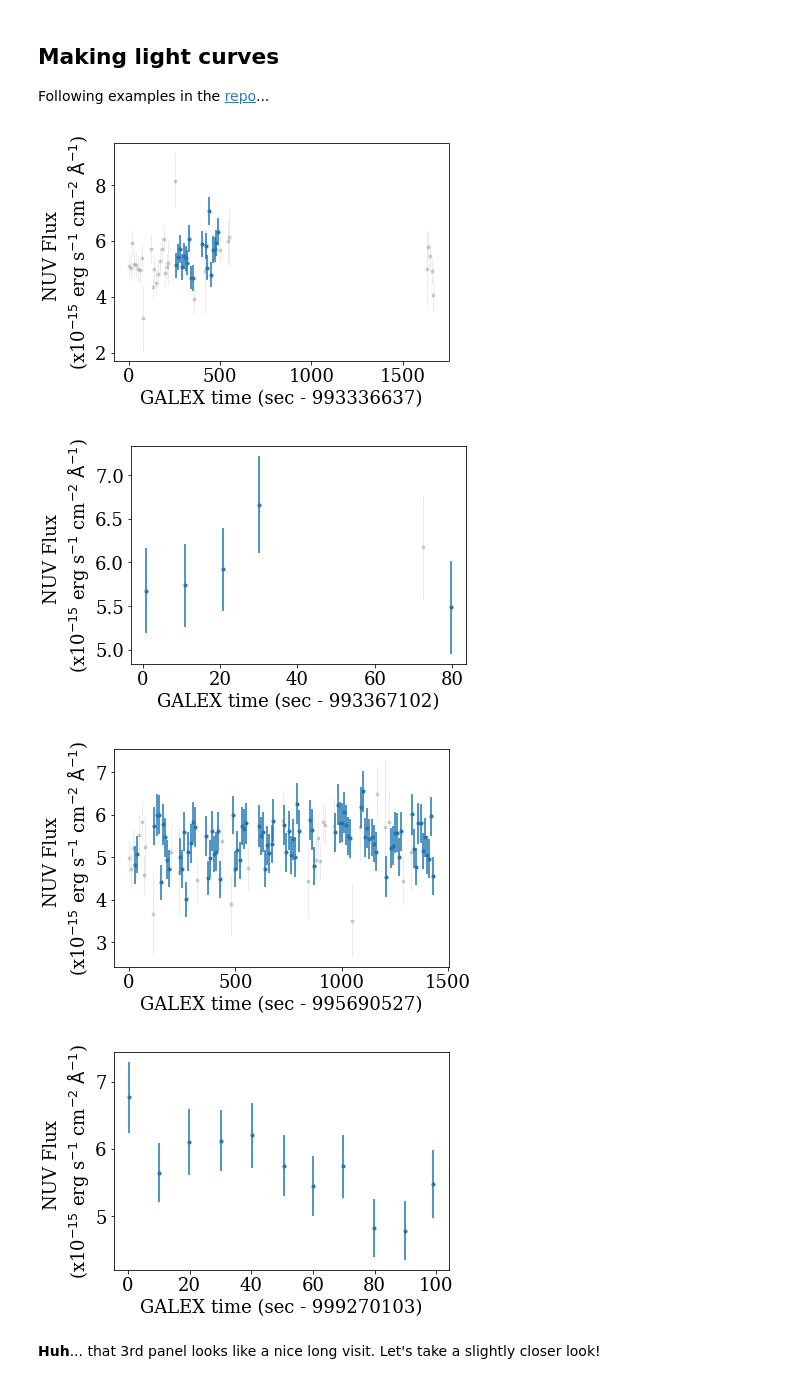
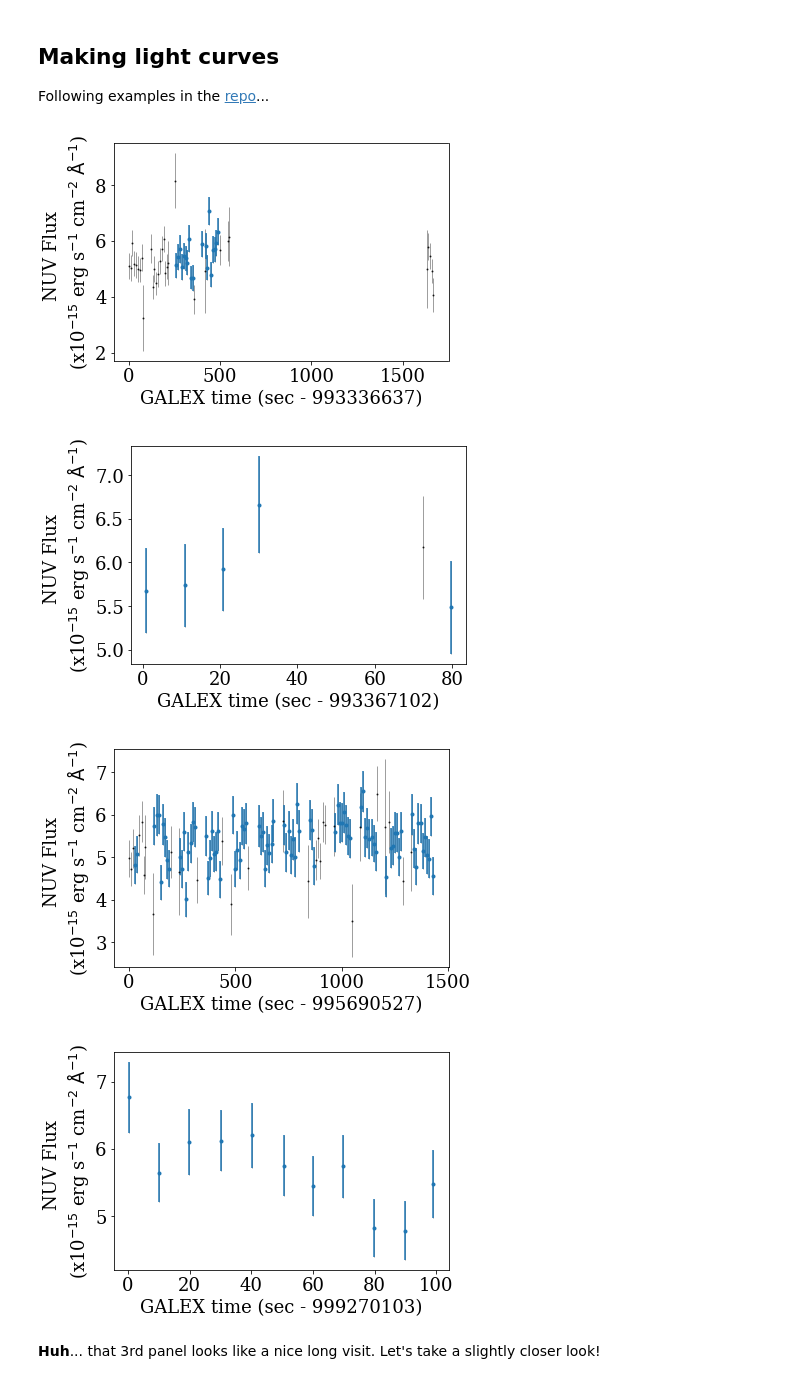
Before and after one commit to jradavenport/GALEX_Boyajian, a Jupyter notebook: explore.ipynb, the cells around one changed output. Saved outputs shown, nothing was run; the diff lists cells and outputs as text; code cells hidden in the pictures.

```diff
--- a/explore.ipynb
+++ b/explore.ipynb
@@ -78,37 +78,38 @@ target = 'KIC8462852'
 # %%
 med_flux = np.array(np.zeros(len(exp_data['NUV']['t0'])), dtype='float')
 med_flux_err = np.array(np.zeros(len(exp_data['NUV']['t0'])), dtype='float')
 
 time_big = np.array([], dtype='float')
 mag_big = np.array([], dtype='float')
 flux_big = np.array([], dtype='float')
 
 for k in range(len(exp_data['NUV']['t0'])):
     data = read_lc(target+ '_' +str(k)+"_lc.csv")
     med_flux[k] = np.nanmedian(data['flux_bgsub'])
     med_flux_err[k] = np.std(data['flux_bgsub'])
 
     time_big = np.append(time_big, data['t_mean'])
     flux_big = np.append(flux_big, data['flux_bgsub'])
     mag_big = np.append(mag_big, data['mag'])
 
     t0k = int(data['t_mean'][0])
     flg0 = np.where((data['flags'] == 0))[0]
 
     plt.figure()
     plt.errorbar(data['t_mean'] - t0k, data['flux_bgsub']/(1e-15), yerr=data['flux_bgsub_err']/(1e-15),
-             marker='.', linestyle='none', c='grey', alpha=0.3, lw=0.5)
-    plt.errorbar(data['t_mean'][flg0] - t0k, data['flux_bgsub'][flg0]/(1e-15), yerr=data['flux_bgsub_err'][flg0]/(1e-15),
+             marker='.', linestyle='none', c='k', alpha=0.75, lw=0.5, markersize=2)
+    plt.errorbar(data['t_mean'][flg0] - t0k, data['flux_bgsub'][flg0]/(1e-15),
+                 yerr=data['flux_bgsub_err'][flg0]/(1e-15),
              marker='.', linestyle='none')
     plt.xlabel('GALEX time (sec - '+str(t0k)+')')
     plt.ylabel('NUV Flux \n'
                r'(x10$^{-15}$ erg s$^{-1}$ cm$^{-2}$ ${\rm\AA}^{-1}$)')
     plt.savefig(target+ '_' +str(k)+"_lc.pdf", dpi=150, bbox_inches='tight', pad_inches=0.25)
 #   plt.close()
 # %% [output]
-[figure, old version]
+[figure, new version]
-[figure, old version]
+[figure, new version]
-[figure, old version]
+[figure, new version]
 [figure]
 # %% [markdown]
 **Huh**... that 3rd panel looks like a nice long visit. Let's take a slightly closer look!
```
Also changed, not shown: parts of 1 cell of this notebook, 2 other files.
